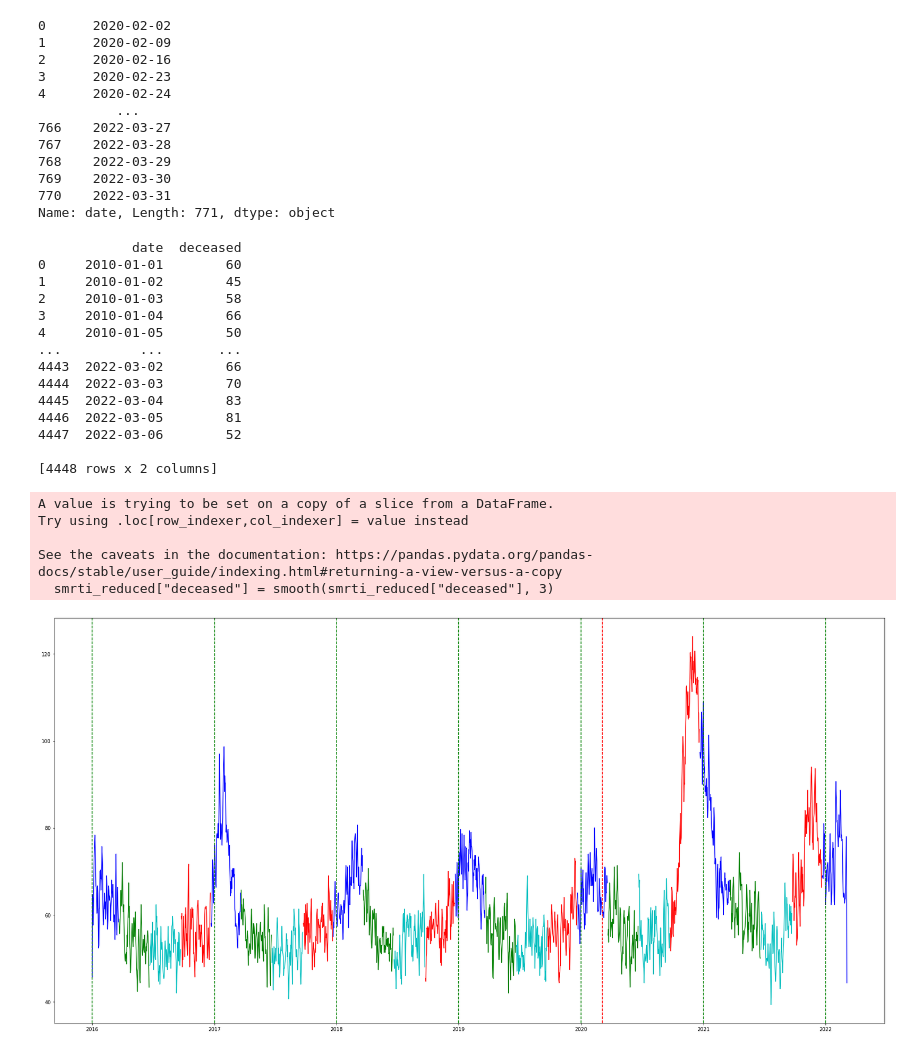
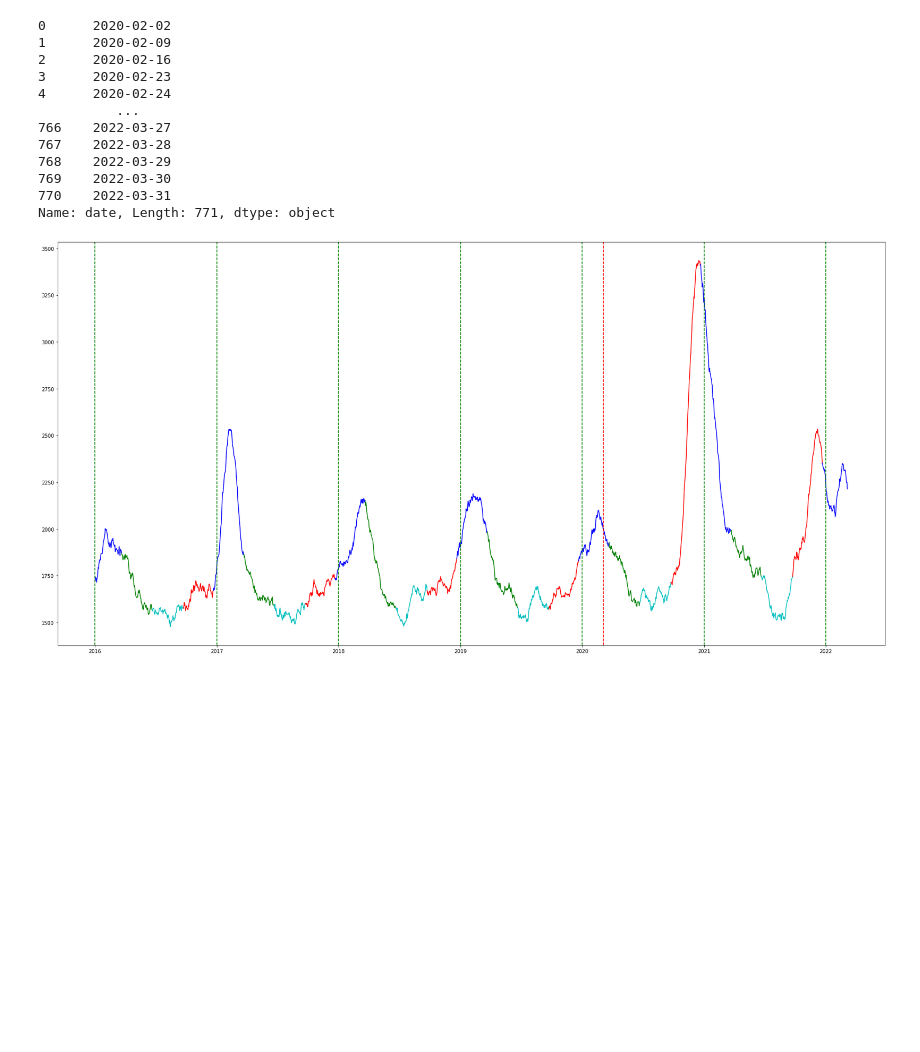
Before and after one commit to SerugaDavid/PR21DSZHMM, a Jupyter notebook: naloga.ipynb, the cells around one changed output. Saved outputs shown, nothing was run; the diff lists cells and outputs as text; code cells hidden in the pictures; blank space fills up the shorter version.

Commit message:
Smrti graf smooth popravljeno

```diff
--- a/naloga.ipynb
+++ b/naloga.ipynb
@@ -318,78 +318,52 @@ Series([], Name: date.from, dtype: object)
 Name: date, Length: 771, dtype: object
 # %%
 import numpy as np
+import pandas as pd
 import datetime
 import matplotlib.pyplot as plt
 
-def smooth(y, box_pts):
-    box = np.ones(box_pts)/box_pts
-    y_smooth = np.convolve(y, box, mode='same')
-    return y_smooth
-
 smrti = pd.read_csv("csv/daily_deaths_slovenia.csv")
-print(smrti)
+smrti["dec_smooth"] = smrti["deceased"].rolling(len(smrti), min_periods=1).sum().values
+smrti["dec_smooth"] = smrti["dec_smooth"].diff(30)
+#print(smrti)
 smrti["date"] = pd.to_datetime(smrti["date"], format='%Y-%m-%d')
 #smrti = smrti.set_index('date')
 #print(smrti)
-#smrti_date = smrti["date"][smrti["date"].index % 10 == 1]
-#smrti_dec = smrti["deceased"].groupby(np.arange(len(smrti))//10).mean()
-
 
 
 smrti_reduced = smrti[(smrti['date'] > '2016-01-01') & (smrti['date'] < '2023-02-01')]
-smrti_reduced["deceased"] = smooth(smrti_reduced["deceased"], 3)
 smrti_reduced.to_csv("smrti_reduced.csv")
 letni_casi = ['03-21', '06-21', '09-23', '12-21']
 df_list_pomlad = list()
 df_list = list()
 
 for i in range(3):
     l = list()
     for y in range(2015, 2023):
-        dff = smrti_reduced[(smrti_reduced["date"] > datetime.datetime.strptime('{}-{}'.format(y, letni_casi[i]), '%Y-%m-%d')) & (smrti_reduced["date"] < datetime.datetime.strptime('{}-{}'.format(y, letni_casi[i+1]), '%Y-%m-%d'))]
+        dff = smrti_reduced[(smrti_reduced["date"] >= datetime.datetime.strptime('{}-{}'.format(y, letni_casi[i]), '%Y-%m-%d')) & (smrti_reduced["date"] <= datetime.datetime.strptime('{}-{}'.format(y, letni_casi[i+1]), '%Y-%m-%d'))]
         if(len(dff)>0):
             l.append(dff)
     df_list.append(l)
 
 l = list()
 for y in range(2015, 2023):
-    dff = smrti_reduced[(smrti_reduced["date"] > datetime.datetime.strptime('{}-{}'.format(y, letni_casi[3]), '%Y-%m-%d')) & (smrti_reduced["date"] < datetime.datetime.strptime('{}-{}'.format(y+1, letni_casi[0]), '%Y-%m-%d'))]
+    dff = smrti_reduced[(smrti_reduced["date"] >= datetime.datetime.strptime('{}-{}'.format(y, letni_casi[3]), '%Y-%m-%d')) & (smrti_reduced["date"] <= datetime.datetime.strptime('{}-{}'.format(y+1, letni_casi[0]), '%Y-%m-%d'))]
     if(len(dff)>0):
         l.append(dff)
 df_list.append(l)
 
-# print(smrti_reduced)
 plt.figure(figsize=(30,15))
 colors = ['g', 'c', 'r', 'b']
 for _col, _df in zip(colors, df_list):
     for d in _df:
-        plt.plot(d["date"], d["deceased"], _col, label="Delež pozitivnih testov (%)")
+        plt.plot(d["date"], d["dec_smooth"], _col, label="Delež pozitivnih testov (%)")
 
 for y in range(2016, 2023):
     plt.axvline(x = datetime.datetime.strptime('{}-01-01'.format(y), '%Y-%m-%d'), linestyle = "dashed", color="green")
 
 plt.axvline(x = datetime.datetime.strptime('2020-03-05', '%Y-%m-%d'), linestyle = "dashed", color="red")
 
 #plt.xticks(range(0, len(smrti_date), len(smrti_date)//20), rotation=45)
 plt.show()
 # %% [output]
-            date  deceased
-0     2010-01-01        60
-1     2010-01-02        45
-2     2010-01-03        58
-3     2010-01-04        66
-4     2010-01-05        50
-...          ...       ...
-4443  2022-03-02        66
-4444  2022-03-03        70
-4445  2022-03-04        83
-4446  2022-03-05        81
-4447  2022-03-06        52
-
-[4448 rows x 2 columns]
-A value is trying to be set on a copy of a slice from a DataFrame.
-Try using .loc[row_indexer,col_indexer] = value instead
-
-See the caveats in the documentation: https://pandas.pydata.org/pandas-docs/stable/user_guide/indexing.html#returning-a-view-versus-a-copy
-  smrti_reduced["deceased"] = smooth(smrti_reduced["deceased"], 3)
-[figure, old version]
+[figure, new version]
```
Also changed, not shown: 1 other file.
